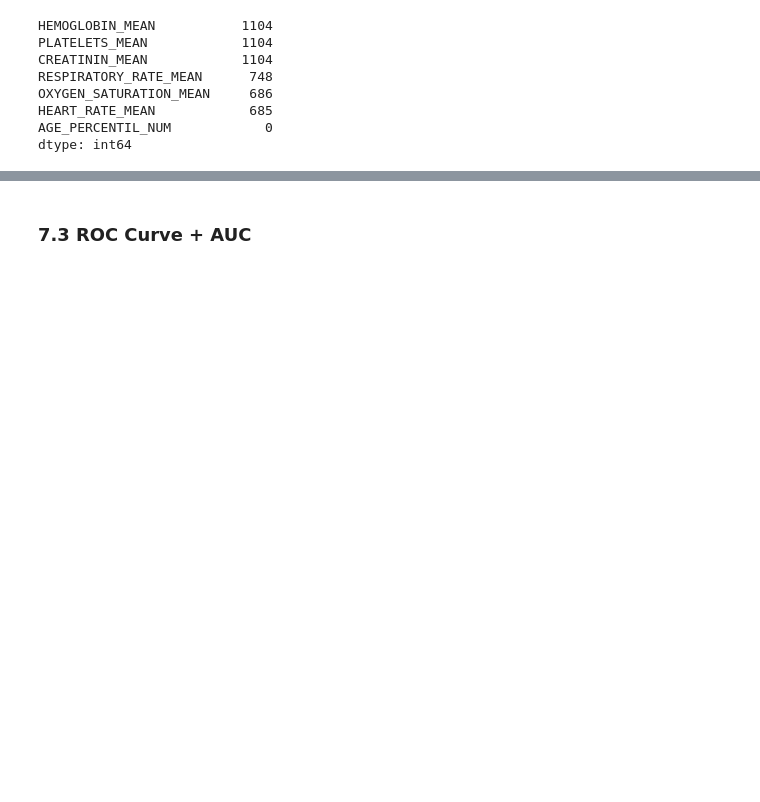
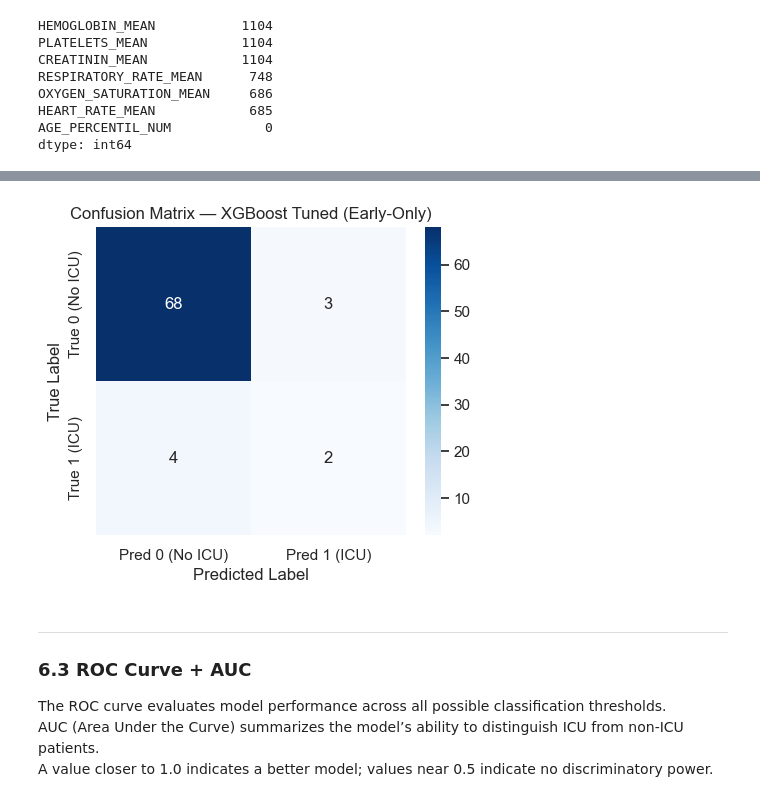
Before and after one commit to randel-bjorkquist/jupyter-notebooks-vscode, a Jupyter notebook: Project4_CapstoneProject_Analyzing_COVID19_Pandemic.ipynb, the cells around one changed output, grey strips where cells are left out. Cells and saved outputs as stored; diff of their text form; code cells hidden in the pictures; blank space fills up the shorter version.

```diff
--- a/Project4_CapstoneProject_Analyzing_COVID19_Pandemic.ipynb
+++ b/Project4_CapstoneProject_Analyzing_COVID19_Pandemic.ipynb
@@ -567,2 +673,12 @@ X_train, X_test, y_train, y_test = train_test_split(X, y, test_size=0.2, random_
 # %%
-# placeholder ...
+# NOTE: import train_test_split to perform the split
+from sklearn.model_selection import train_test_split
+
+# Strategy A: Early-only model
+X_early_train, X_early_test, y_early_train, y_early_test = train_test_split( X_early
+                                                                            ,y_early
+                                                                            ,test_size    = 0.2
+                                                                            ,random_state = 42
+                                                                            ,stratify     = y_early )
+
+X_early_train.shape, X_early_test.shape
@@ -670,2 +1287,12 @@ from sklearn.model_selection import GridSearchCV
 # %%
-# placeholder ...
+from sklearn.metrics import classification_report
+
+# Use predictions from the tuned model
+y_early_pred_xgb_tuned = xgb_early_tuned.predict(X_early_test)
+
+print("=== Classification Report: XGBoost Tuned (Early-Only) ===")
+print(classification_report(y_early_test, y_early_pred_xgb_tuned))
+
+# Evaluate ONLY the final model (XGBoost_tuned_early)
+#print("=== Classification Report: XGBoost Tuned (Early-Only) ===")
+#print(classification_report(y_early_test, y_early_pred_xgb))
@@ -674,5 +1315,31 @@ from sklearn.model_selection import GridSearchCV
 # %%
-# placeholder ...
+from sklearn.metrics import confusion_matrix
+import seaborn as sns
+import matplotlib.pyplot as plt
+
+cm = confusion_matrix(y_early_test, y_early_pred_xgb_tuned)
+
+plt.figure(figsize=(5,4))
+
+sns.heatmap( cm
+            ,annot = True
+            ,fmt   = 'd'
+            ,cmap  = 'Blues'
+            ,xticklabels = ['Pred 0 (No ICU)', 'Pred 1 (ICU)']
+            ,yticklabels = ['True 0 (No ICU)', 'True 1 (ICU)'])
+
+plt.title("Confusion Matrix — XGBoost Tuned (Early-Only)")
+plt.ylabel("True Label")
+plt.xlabel("Predicted Label")
+
+plt.show()
+# %% [output]
+[figure, added]
 # %% [markdown]
-### 7.3 ROC Curve + AUC
+---
+
+### 6.3 ROC Curve + AUC
+The ROC curve evaluates model performance across all possible classification thresholds.
+AUC (Area Under the Curve) summarizes the model’s ability to distinguish ICU from non-ICU patients.
+A value closer to 1.0 indicates a better model; values near 0.5 indicate no discriminatory power.
 # %%
```
Also changed, not shown: parts of 131 cells of this notebook, 1 other file.
